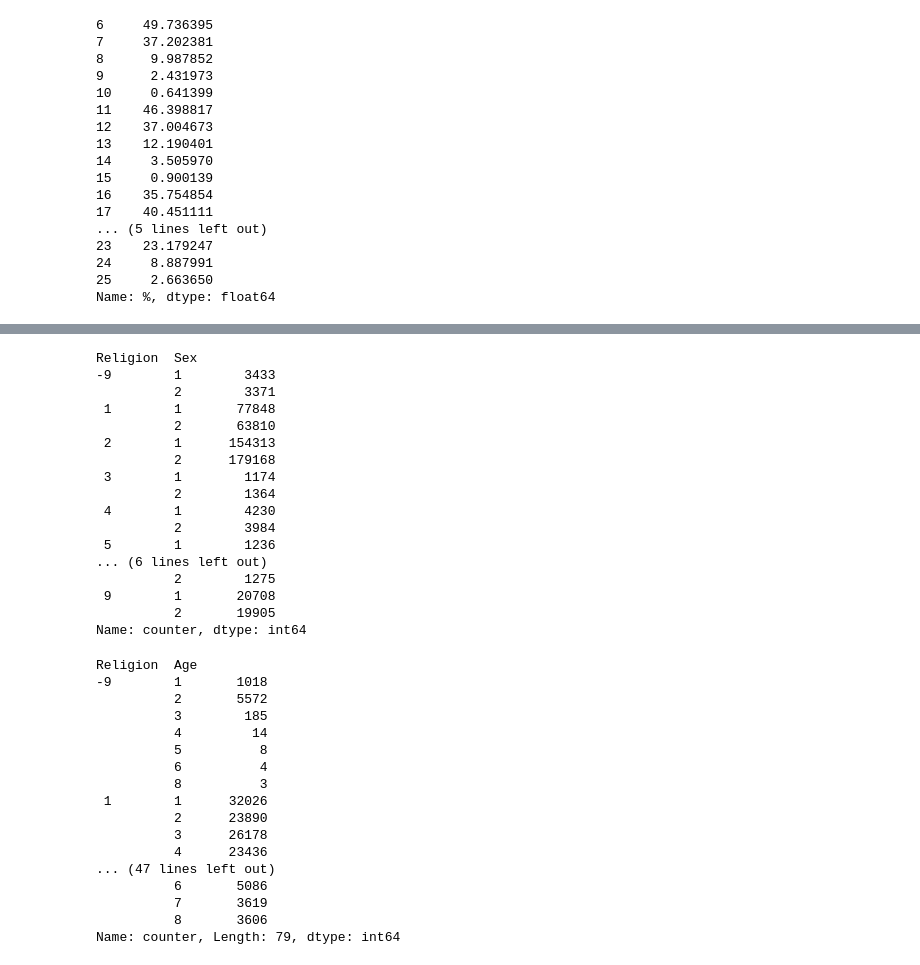
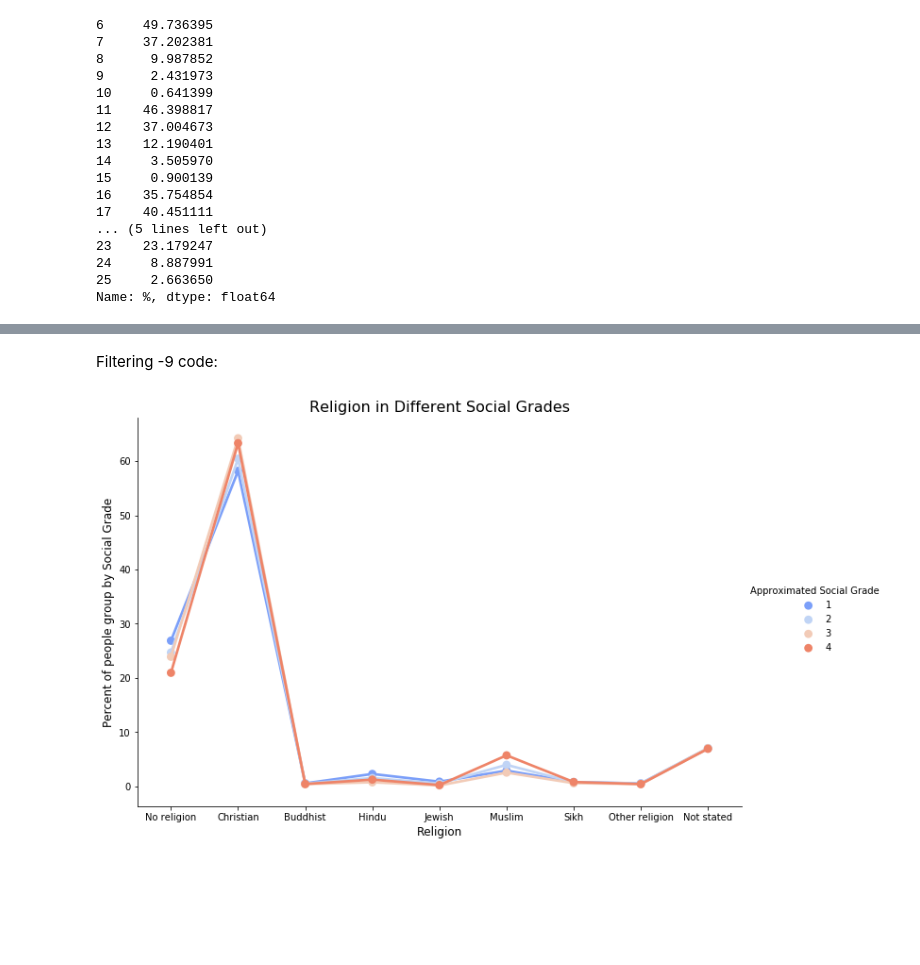
Before and after one commit to Daesparz/Conundrum_7, a Jupyter notebook: exploratory_data_analysis.ipynb, the cells around one changed output, grey strips where cells are left out. Saved outputs shown, nothing was run; the diff lists cells and outputs as text; code cells hidden in the pictures; blank space fills up the shorter version.

Commit message:
religion analysis

```diff
--- a/exploratory_data_analysis.ipynb
+++ b/exploratory_data_analysis.ipynb
@@ -485,42 +471,24 @@ Name: counter, dtype: int64
-# %%
-df_religionSex = df_group.groupby(['Religion', 'Sex']).count()
-df_religionSex.counter
-# %% [output]
-Religion  Sex
--9        1        3433
-          2        3371
- 1        1       77848
-          2       63810
- 2        1      154313
-          2      179168
- 3        1        1174
-          2        1364
- 4        1        4230
-          2        3984
- 5        1        1236
-... (6 lines left out)
-          2        1275
- 9        1       20708
-          2       19905
-Name: counter, dtype: int64
-# %%
-df_religionAge = df_group.groupby(['Religion', 'Age']).count()
-df_religionAge.counter
-# %% [output]
-Religion  Age
--9        1       1018
-          2       5572
-          3        185
-          4         14
-          5          8
-          6          4
-          8          3
- 1        1      32026
-          2      23890
-          3      26178
-          4      23436
-... (47 lines left out)
-          6       5086
-          7       3619
-          8       3606
-Name: counter, Length: 79, dtype: int64
+# %%
+df_religion.loc[1, 'sum'] = df_religion.loc[1, :].sum().counter
+df_religion.loc[2, 'sum'] = df_religion.loc[2, :].sum().counter
+df_religion.loc[3, 'sum'] = df_religion.loc[3, :].sum().counter
+df_religion.loc[4, 'sum'] = df_religion.loc[4, :].sum().counter
+df_religion.loc[-9, 'sum'] = df_religion.loc[-9, :].sum().counter
+# %%
+df_religion['%'] = 100*df_religion['counter']/df_religion['sum']
+# %%
+df_religion.reset_index(inplace=True)
+# %% [markdown]
+Filtering -9 code:
+# %%
+df_religionFilter = df_religion[(df_religion.Religion != -9) & (df_religion['Approximated Social Grade'] != -9)]
+# %%
+g = sns.catplot(x='Religion', y='%', hue='Approximated Social Grade',
+                capsize=.2, palette="coolwarm", height=6.5, aspect=1.5,
+                kind="point", data=df_religionFilter)
+_ = plt.xticks(np.arange(9), df_Rel.religion[:-1])
+_ = plt.xlabel('Religion', size=12)
+_ = plt.ylabel('Percent of people group by Social Grade', size=12)
+_ = plt.title('Religion in Different Social Grades', size=16)
+# %% [output]
+[figure, added]
```
Also changed, not shown: parts of 5 cells of this notebook.
